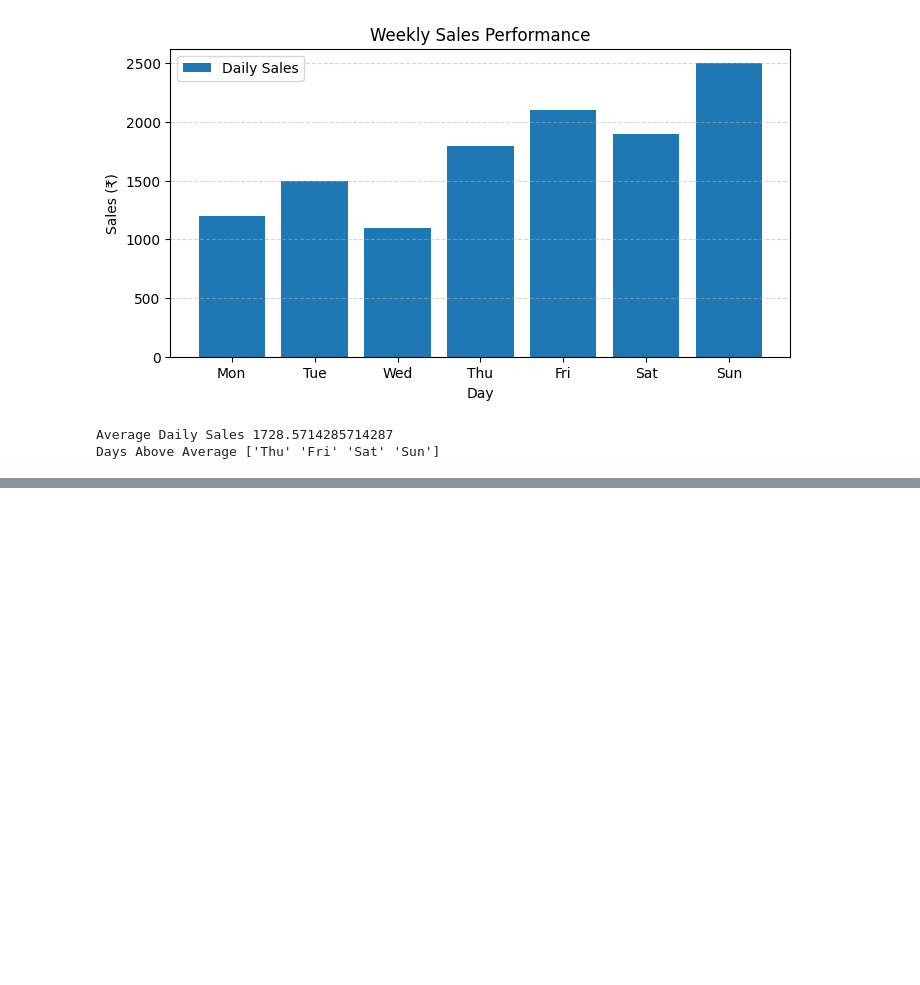
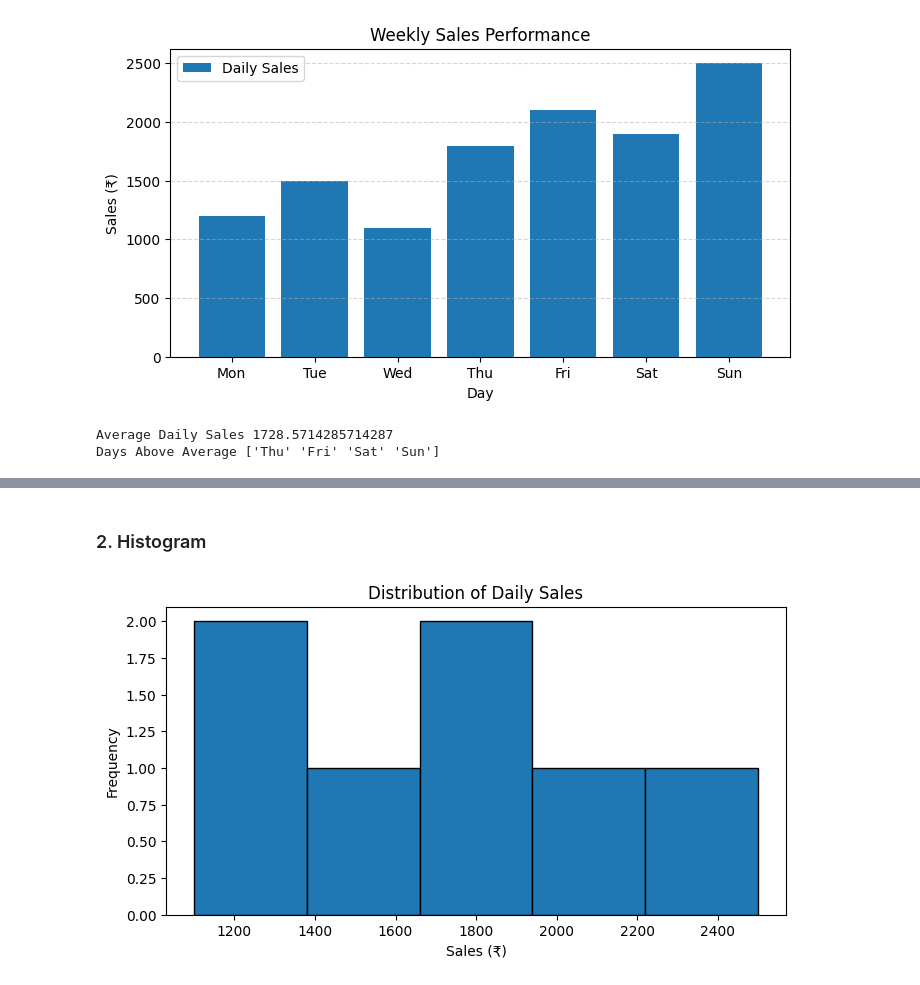
Before and after one commit to ivaibhavpawar1045/Python-Data-Analytics, a Jupyter notebook: 31_Matplotlib_Fundamentals_1/practice.ipynb, the cells around one changed output, grey strips where cells are left out. Cells and saved outputs as stored; diff of their text form; code cells hidden in the pictures; blank space fills up the shorter version.

```diff
--- a/31_Matplotlib_Fundamentals_1/practice.ipynb
+++ b/31_Matplotlib_Fundamentals_1/practice.ipynb
@@ -100,0 +120,15 @@ Days Above Average ['Thu' 'Fri' 'Sat' 'Sun']
+# %% [markdown]
+### 2. Histogram
+# %%
+# How are daily sales distributed across the week?
+plt.figure(figsize=(8, 4))
+
+plt.hist(sales, bins=5, edgecolor="black")
+
+plt.title("Distribution of Daily Sales")
+plt.xlabel("Sales (₹)")
+plt.ylabel("Frequency")
+
+plt.show()
+# %% [output]
+[figure, added]
```
Also changed, not shown: parts of 6 cells of this notebook.
